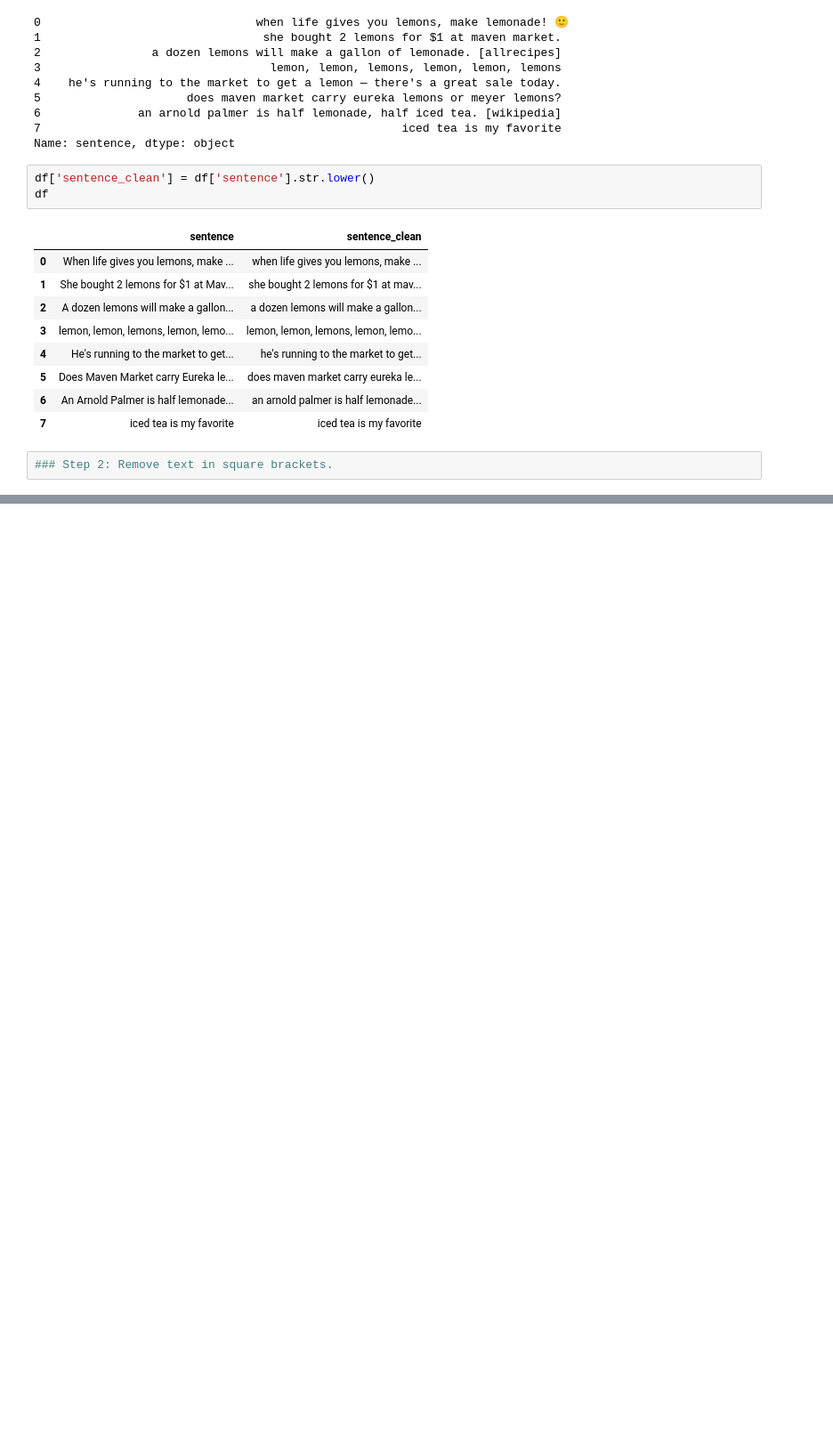
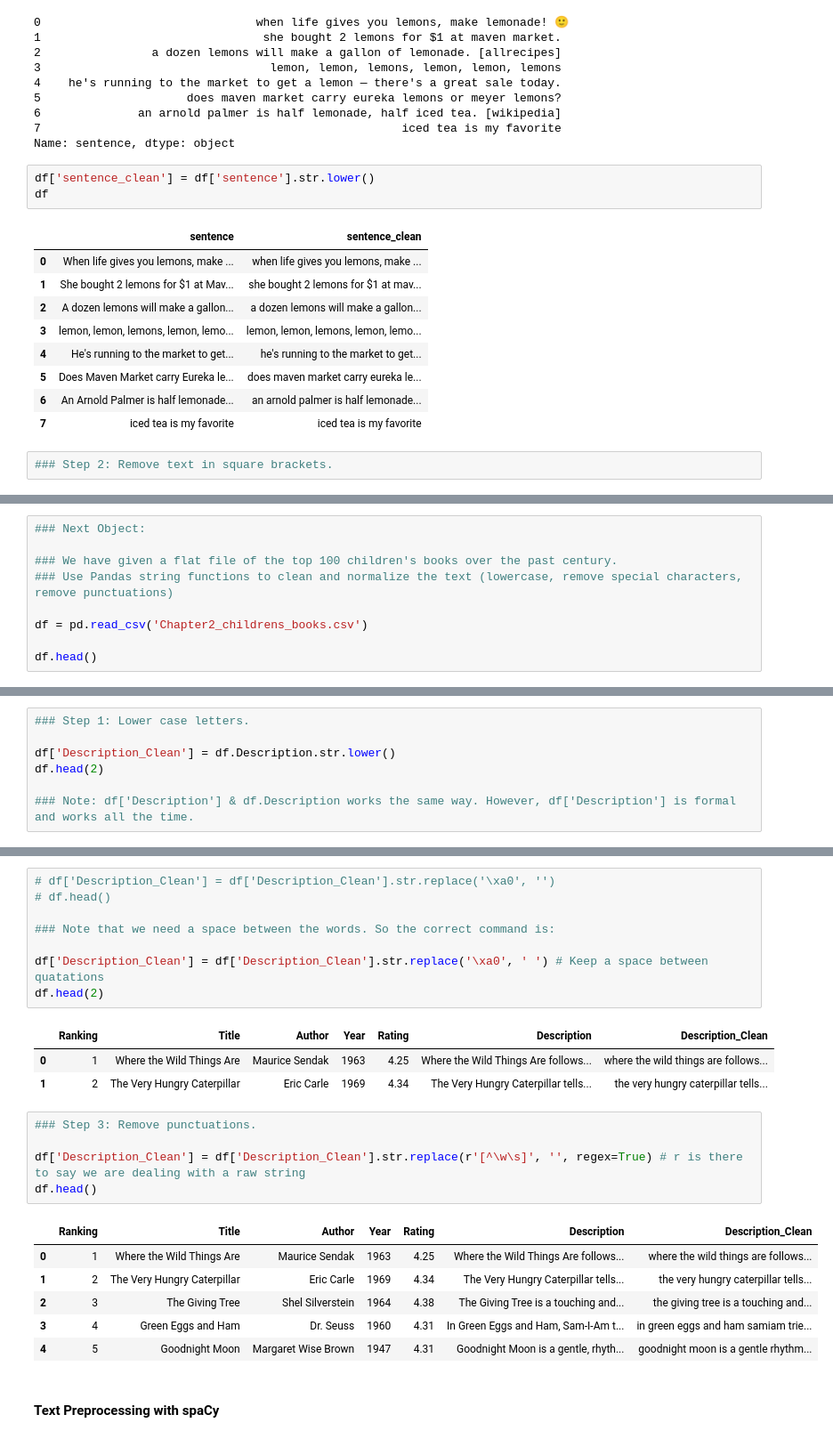
Before and after one commit to sulabola/NLP_in_Python, a Jupyter notebook: Chapter 2 - Text Preprocessing.ipynb, the cells around one changed output, grey strips where cells are left out. Shown at 89% size. Saved outputs shown, nothing was run; the diff lists cells and outputs as text; blank space fills up the shorter version.

```diff
--- a/Chapter 2 - Text Preprocessing.ipynb
+++ b/Chapter 2 - Text Preprocessing.ipynb
@@ -247,0 +370,9 @@ df
+# %%
+### Next Object:
+
+### We have given a flat file of the top 100 children's books over the past century.
+### Use Pandas string functions to clean and normalize the text (lowercase, remove special characters, remove punctuations)
+
+df = pd.read_csv('Chapter2_childrens_books.csv')
+
+df.head()
@@ -247,0 +386,7 @@ df
+# %%
+### Step 1: Lower case letters.
+
+df['Description_Clean'] = df.Description.str.lower()
+df.head(2)
+
+### Note: df['Description'] & df.Description works the same way. However, df['Description'] is formal and works all the time.
@@ -247,0 +405,26 @@ df
+# %%
+# df['Description_Clean'] = df['Description_Clean'].str.replace('\xa0', '')
+# df.head()
+
+### Note that we need a space between the words. So the correct command is:
+
+df['Description_Clean'] = df['Description_Clean'].str.replace('\xa0', ' ') # Keep a space between quatations
+df.head(2)
+# %% [output]
+|  | Ranking | Title | Author | Year | Rating | Description | Description_Clean |
+| 0 | 1 | Where the Wild Things Are | Maurice Sendak | 1963 | 4.25 | Where the Wild Things Are follows... | where the wild things are follows... |
+| 1 | 2 | The Very Hungry Caterpillar | Eric Carle | 1969 | 4.34 | The Very Hungry Caterpillar tells... | the very hungry caterpillar tells... |
+# %%
+### Step 3: Remove punctuations.
+
+df['Description_Clean'] = df['Description_Clean'].str.replace(r'[^\w\s]', '', regex=True) # r is there to say we are dealing with a raw string
+df.head()
+# %% [output]
+|  | Ranking | Title | Author | Year | Rating | Description | Description_Clean |
+| 0 | 1 | Where the Wild Things Are | Maurice Sendak | 1963 | 4.25 | Where the Wild Things Are follows... | where the wild things are follows... |
+| 1 | 2 | The Very Hungry Caterpillar | Eric Carle | 1969 | 4.34 | The Very Hungry Caterpillar tells... | the very hungry caterpillar tells... |
+| 2 | 3 | The Giving Tree | Shel Silverstein | 1964 | 4.38 | The Giving Tree is a touching and... | the giving tree is a touching and... |
+| 3 | 4 | Green Eggs and Ham | Dr. Seuss | 1960 | 4.31 | In Green Eggs and Ham, Sam-I-Am t... | in green eggs and ham samiam trie... |
+| 4 | 5 | Goodnight Moon | Margaret Wise Brown | 1947 | 4.31 | Goodnight Moon is a gentle, rhyth... | goodnight moon is a gentle rhythm... |
+# %% [markdown]
+#### Text Preprocessing with spaCy
```
Also changed, not shown: parts of 16 cells of this notebook.
